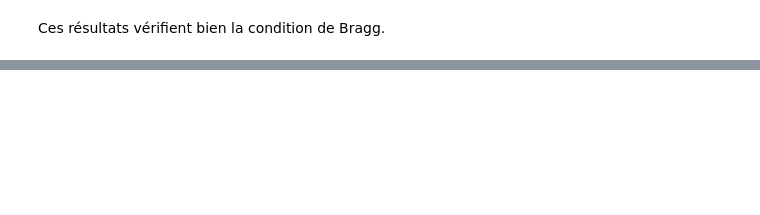
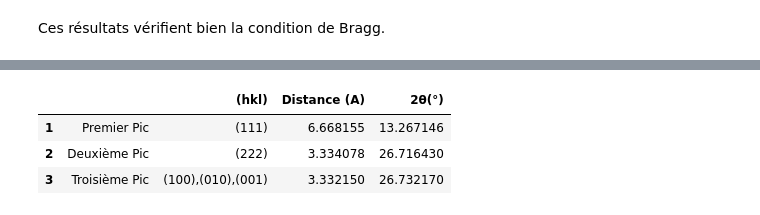
Before and after one commit to mvanrentergh/lmapr1492, a Jupyter notebook: xrd.ipynb, the cells around one changed output, grey strips where cells are left out. Cells and saved outputs as stored; diff of their text form; code cells hidden in the pictures; blank space fills up the shorter version.

```diff
--- a/xrd.ipynb
+++ b/xrd.ipynb
@@ -94,0 +125,28 @@ Ces résultats vérifient bien la condition de Bragg.
+# %%
+import numpy as np
+import pandas as pd
+
+#Fonction calculant la distance interplanaire
+def distance(alpha,a,h,k,l):
+    D=(h*h+k*k+l*l)*(np.sin(alpha))**2+2*(h*k+k*l+h*l)*(np.cos(alpha)**2-np.cos(alpha))
+    N=a*a*(1-3*np.cos(alpha)**2+2*np.cos(alpha)**3)
+    dist=np.sqrt(N/D)
+    return dist
+
+#Fonction calculant l'angle de réflexion
+def theta(dist,lam):
+    th=np.arcsin(lam/(2*dist))*360/(2*np.math.pi)
+    return 2*th
+
+alpha=structure.lattice.alpha*2*np.math.pi/360
+a=structure.lattice.a
+lam=1.5406
+
+
+data = [["Premier Pic","(111)", distance(alpha,a,1,1,1),theta(distance(alpha,a,1,1,1),lam)], ["Deuxième Pic","(222)", distance(alpha,a,2,2,2),theta(distance(alpha,a,2,2,2),lam)],["Troisième Pic","(100),(010),(001)", distance(alpha,a,1,0,0),theta(distance(alpha,a,1,0,0),lam)]]
+pd.DataFrame(data, columns=["","(hkl)", "Distance (A)","2\u03B8(\u00b0)"],index=[1,2,3])
+# %% [output]
+|  |  | (hkl) | Distance (A) | 2θ(°) |
+| 1 | Premier Pic | (111) | 6.668155 | 13.267146 |
+| 2 | Deuxième Pic | (222) | 3.334078 | 26.716430 |
+| 3 | Troisième Pic | (100),(010),(001) | 3.332150 | 26.732170 |
```
Also changed, not shown: parts of 13 cells of this notebook.
